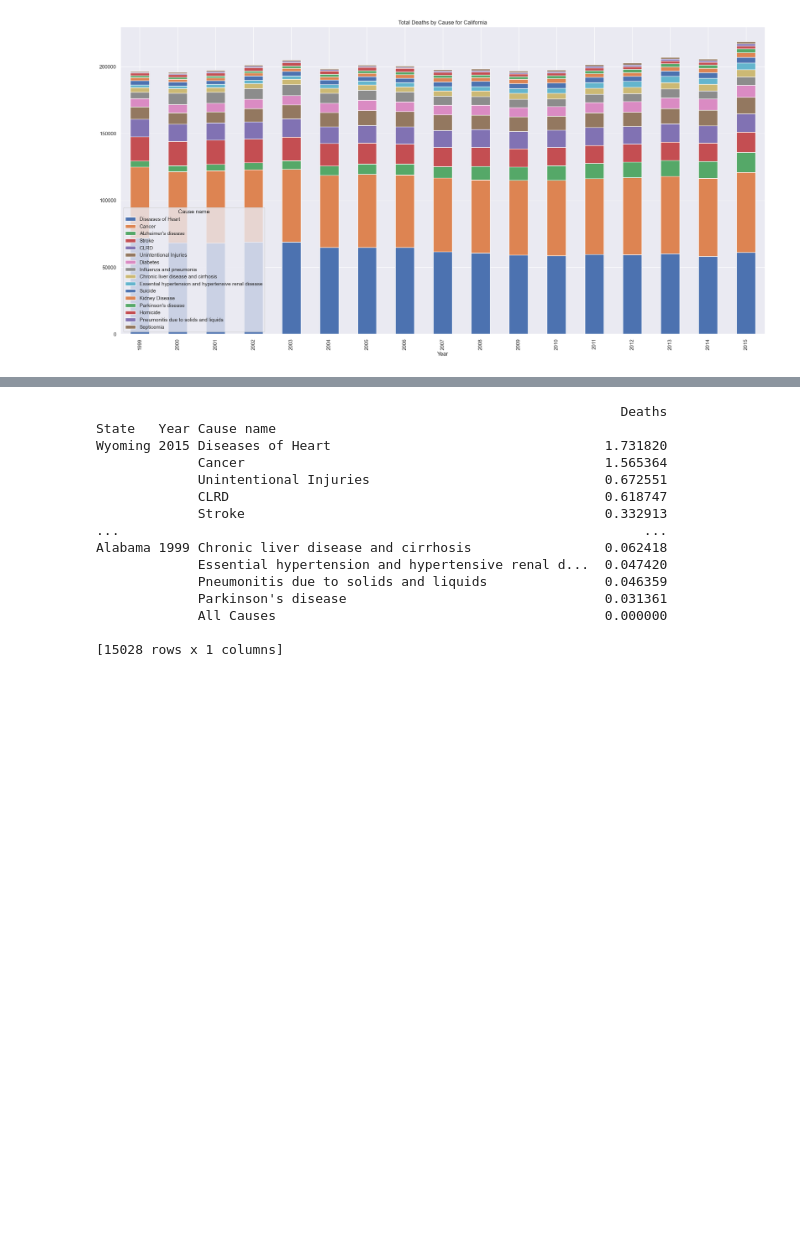
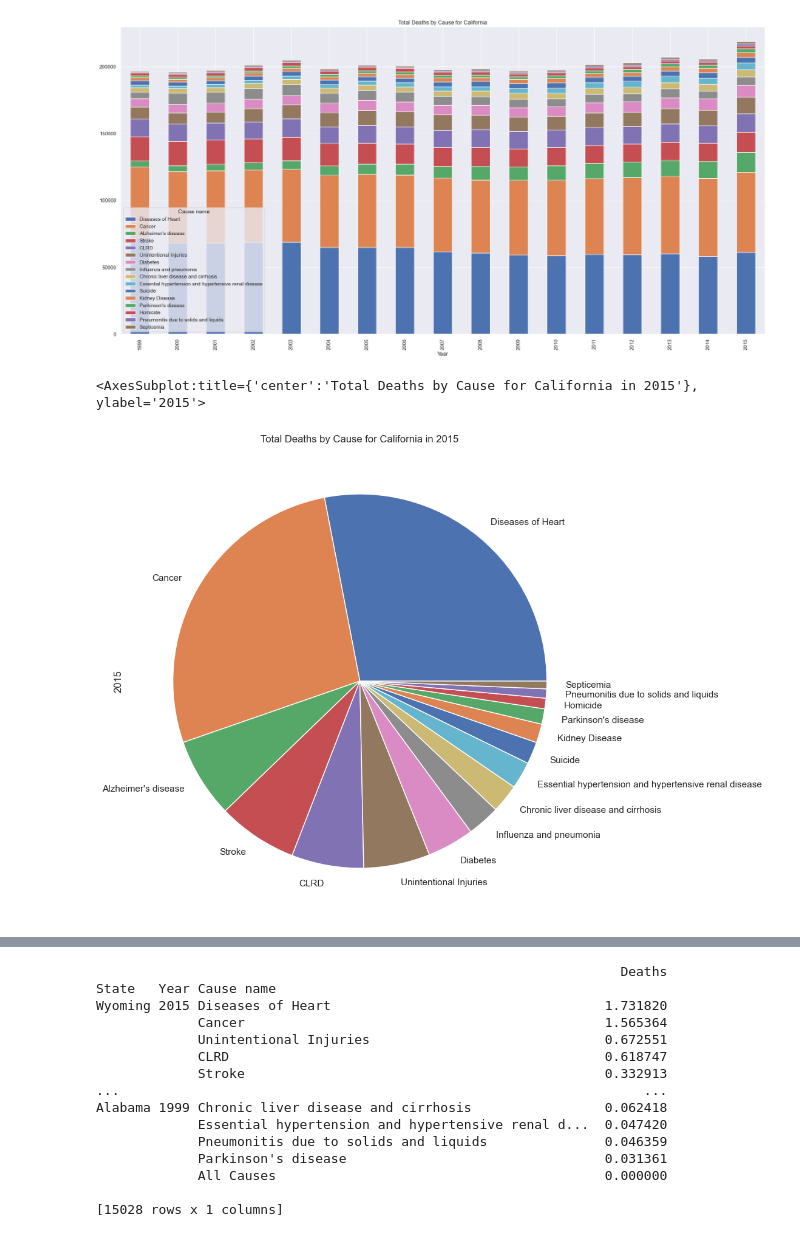
Before and after one commit to mattlehrer/research_methods_assignment_6, a Jupyter notebook: Assignment6_Group_C.ipynb, the cells around one changed output, grey strips where cells are left out. Saved outputs shown, nothing was run; the diff lists cells and outputs as text; code cells hidden in the pictures; blank space fills up the shorter version.

```diff
--- a/Assignment6_Group_C.ipynb
+++ b/Assignment6_Group_C.ipynb
@@ -289,6 +290,12 @@ ca.plot(kind='bar', stacked=True, figsize=(25, 12), title='Total Deaths by Cause
 # %% [output]
 <AxesSubplot:title={'center':'Total Deaths by Cause for California'}, xlabel='Year'>
 [figure]
+# %%
+# create a pie chart of causes of death for California in 2015
+ca.loc[2015].plot(kind='pie', figsize=(10, 10), title='Total Deaths by Cause for California in 2015')
+# %% [output]
+<AxesSubplot:title={'center':'Total Deaths by Cause for California in 2015'}, ylabel='2015'>
+[figure, added]
 # %%
 # create a new dataframe for percentages of deaths by cause, still separated by state and year
 states_by_year_pct = states_by_year.div(states_by_year['Total'], axis=0)
```
Also changed, not shown: parts of 2 cells of this notebook.
